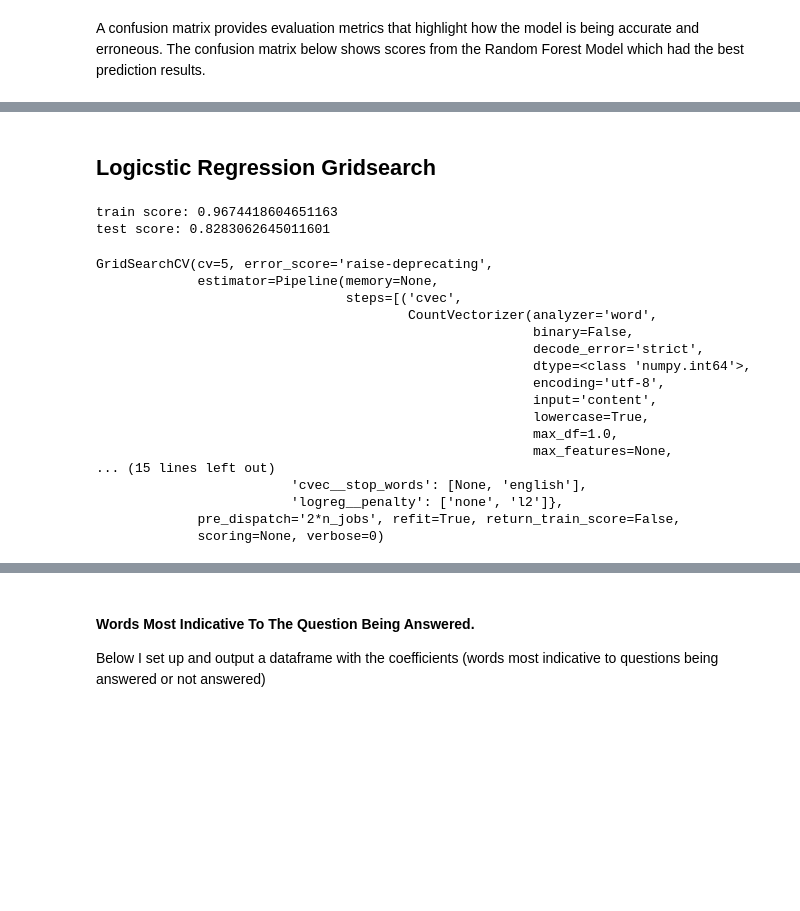
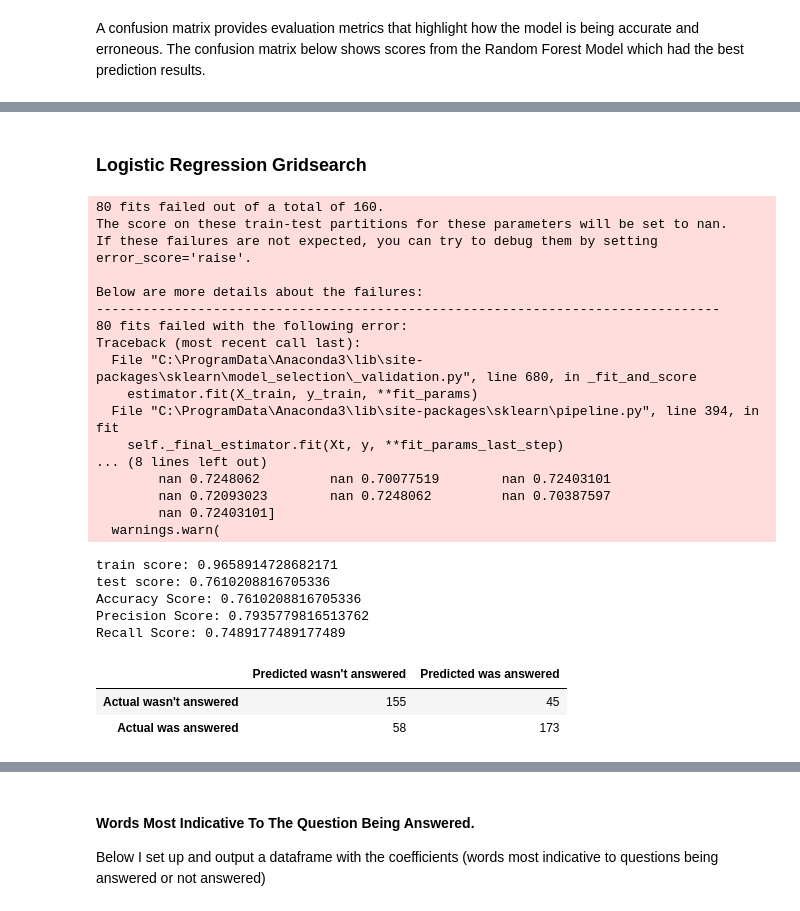
Before and after one commit to reneemarama/career_village, a Jupyter notebook: 4b_Sampled_Modeling.ipynb, the cells around one changed output, grey strips where cells are left out. Drawn from its saved outputs; the diff is of its cells as text; code cells hidden in the pictures; blank space fills up the shorter version.

```diff
--- a/4b_Sampled_Modeling.ipynb
+++ b/4b_Sampled_Modeling.ipynb
@@ -257,53 +275,55 @@ X_train, X_test, y_train, y_test = train_test_split(X,
                                                    y,
                                                    random_state=42)
 # %% [markdown]
-## Logicstic Regression Gridsearch
+### Logistic Regression Gridsearch
 # %%
-pipe = Pipeline([
+pipe_logreg2 = Pipeline([
     ('cvec', CountVectorizer()),
-    ('logreg', LogisticRegression(solver = 'lbfgs'))
+    ('logreg', LogisticRegression(solver = 'liblinear'))
 ])
 
-params = {
+params_logreg2 = {
     'cvec__stop_words' : [None, 'english'],
     'logreg__penalty' : ['none','l2'],
     'cvec__max_features': [2000, 3000, 4000, 5000],
     'cvec__ngram_range': [(1,1), (1,2)]
 }
 
 
-gs = GridSearchCV(pipe, # what object are we optimizing?
-                  params, # what parameters values are we searching?
+gs_logreg2 = GridSearchCV(pipe_logreg2, # what object are we optimizing?
+                  params_logreg2, # what parameters values are we searching?
                   cv=5) # 5-fold cross-validation.
-gs.fit(X_train, y_train)
-preds = gs.best_estimator_.predict(X_test)
-gs_model = gs.best_estimator_
-print("train score:", gs_model.score(X_train, y_train))
-print("test score:", gs_model.score(X_test, y_test))
+
+gs_logreg2.fit(X_train2, y_train2)
+gs_logreg2_model = gs_logreg2.best_estimator_
+print("train score:", gs_logreg2_model.score(X_train2, y_train2))
+print("test score:", gs_logreg2_model.score(X_test2, y_test2))
+
+preds = gs_logreg2.best_estimator_.predict(X_test2)
+make_confusion(y_test, preds, ["wasn't answered", "was answered"])
 # %% [output]
-train score: 0.9674418604651163
-test score: 0.8283062645011601
+80 fits failed out of a total of 160.
+The score on these train-test partitions for these parameters will be set to nan.
+If these failures are not expected, you can try to debug them by setting error_score='raise'.
+
+Below are more details about the failures:
+--------------------------------------------------------------------------------
+80 fits failed with the following error:
+Traceback (most recent call last):
+  File "C:\ProgramData\Anaconda3\lib\site-packages\sklearn\model_selection\_validation.py", line 680, in _fit_and_score
+    estimator.fit(X_train, y_train, **fit_params)
+  File "C:\ProgramData\Anaconda3\lib\site-packages\sklearn\pipeline.py", line 394, in fit
+    self._final_estimator.fit(Xt, y, **fit_params_last_step)
+... (8 lines left out)
+        nan 0.7248062         nan 0.70077519        nan 0.72403101
+        nan 0.72093023        nan 0.7248062         nan 0.70387597
+        nan 0.72403101]
+  warnings.warn(
+train score: 0.9658914728682171
+test score: 0.7610208816705336
+Accuracy Score: 0.7610208816705336
+Precision Score: 0.7935779816513762
+Recall Score: 0.7489177489177489
+|  | Predicted wasn't answered | Predicted was answered |
+| Actual wasn't answered | 155 | 45 |
+| Actual was answered | 58 | 173 |
-# %%
-gs.fit(X_train, y_train)
-preds = gs.best_estimator_.predict(X_test)
-gs_model = gs.best_estimator_
-print("train score:", gs_model.score(X_train, y_train))
-print("test score:", gs_model.score(X_test, y_test))
-# %% [output]
-GridSearchCV(cv=5, error_score='raise-deprecating',
-             estimator=Pipeline(memory=None,
-                                steps=[('cvec',
-                                        CountVectorizer(analyzer='word',
-                                                        binary=False,
-                                                        decode_error='strict',
-                                                        dtype=<class 'numpy.int64'>,
-                                                        encoding='utf-8',
-                                                        input='content',
-                                                        lowercase=True,
-                                                        max_df=1.0,
-                                                        max_features=None,
-... (15 lines left out)
-                         'cvec__stop_words': [None, 'english'],
-                         'logreg__penalty': ['none', 'l2']},
-             pre_dispatch='2*n_jobs', refit=True, return_train_score=False,
-             scoring=None, verbose=0)
```
Also changed, not shown: parts of 36 cells of this notebook, 1 other file.
